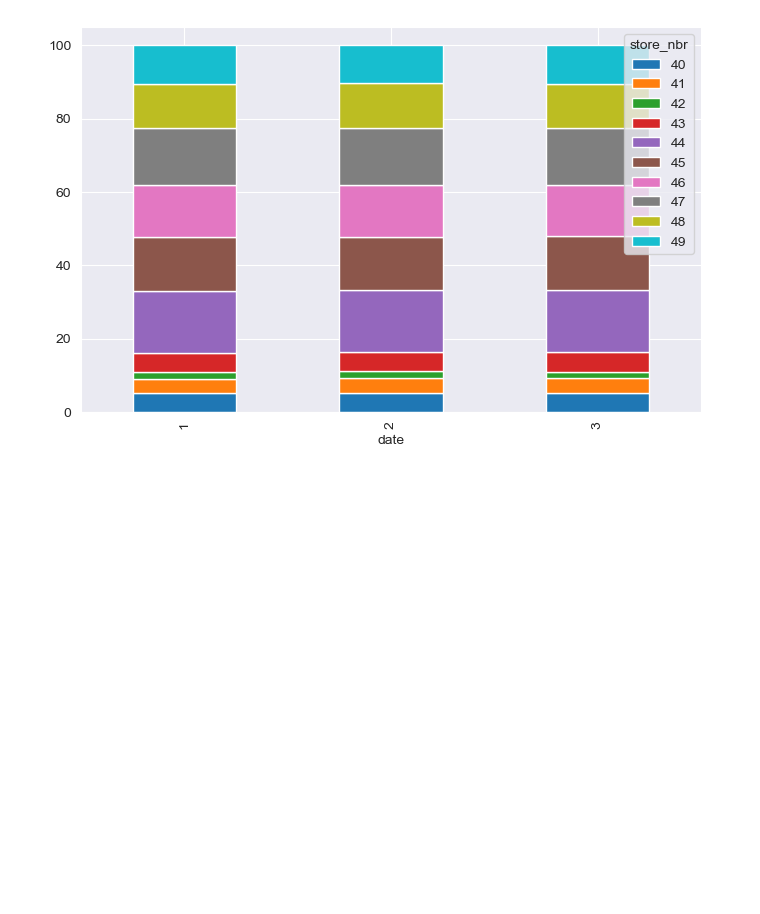
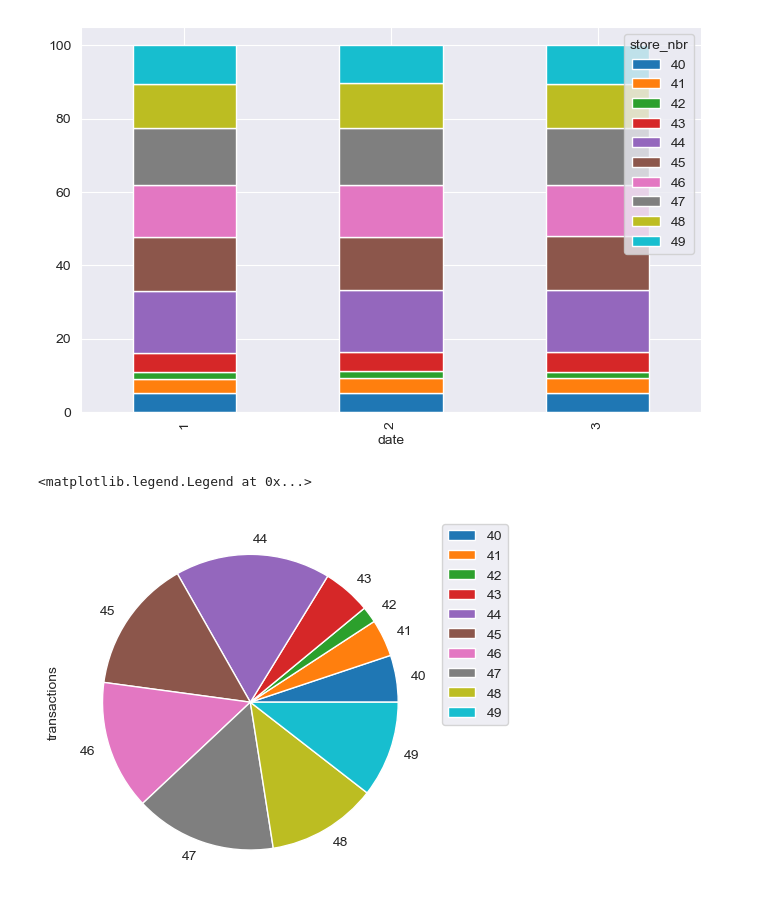
Before and after one commit to maciejsss/data-analysis-pandas, a Jupyter notebook: data_visualization.ipynb, the cells around one changed output. Drawn from its saved outputs; the diff is of its cells as text; code cells hidden in the pictures; blank space fills up the shorter version.

```diff
--- a/data_visualization.ipynb
+++ b/data_visualization.ipynb
@@ -281,3 +281,16 @@ transactions
 # %% [output]
 <Axes: xlabel='date'>
 [figure]
+# %%
+(
+transactions
+.query('store_nbr in @store_40s and date.dt.month in [1,2,3]')
+.groupby('store_nbr')
+.agg({'transactions':'sum'})
+.plot.pie(
+    y='transactions'
+).legend(bbox_to_anchor=(1,1))
+)
+# %% [output]
+<matplotlib.legend.Legend at 0x...>
+[figure, added]
```
Also changed, not shown: parts of 8 cells of this notebook, 1 other file.
